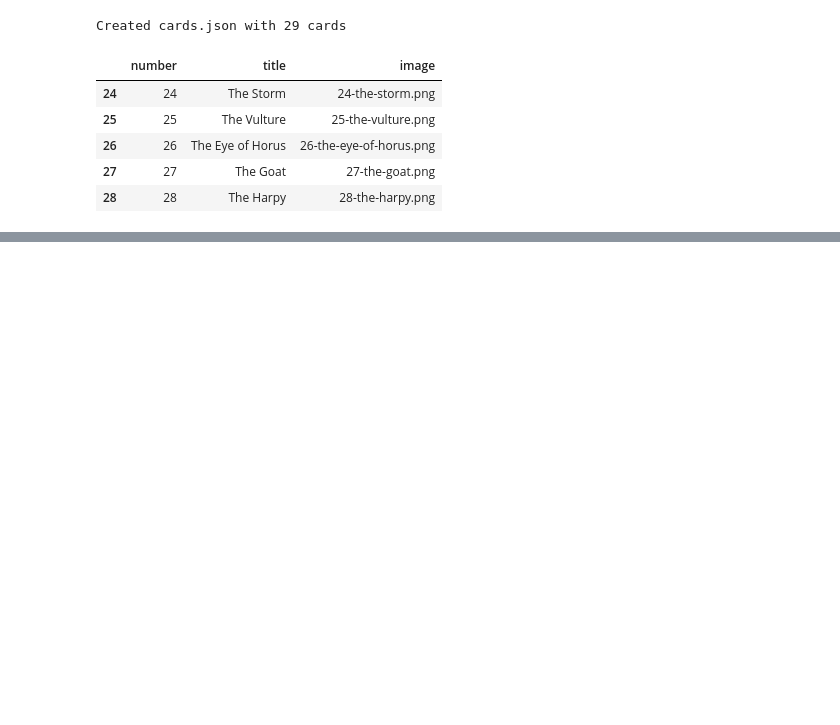
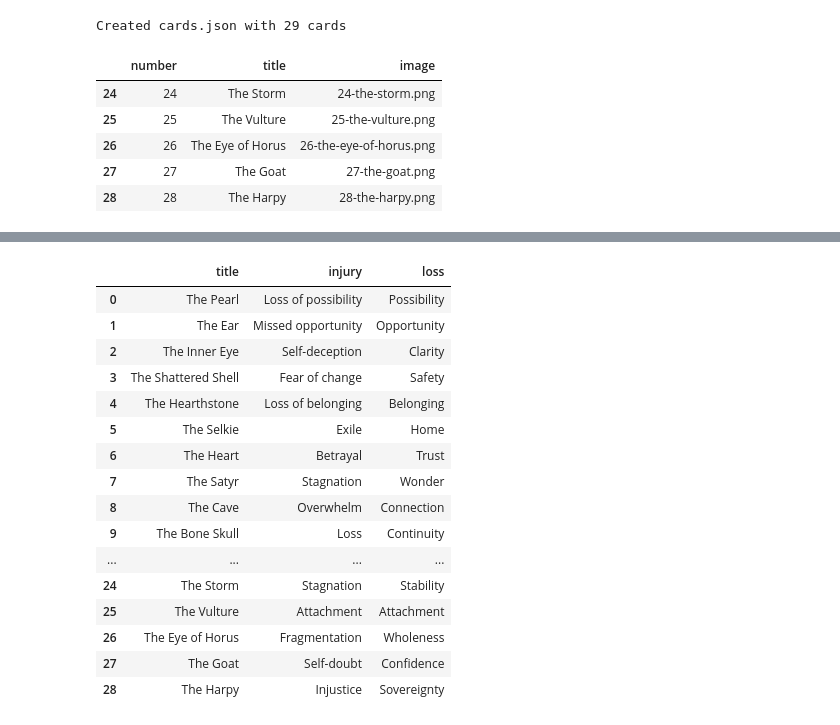
Before and after one commit to Dark-Folio-Press/The-Oracle-Of-Harpies, a Jupyter notebook: notebooks/harpies_deck.ipynb, the cells around one changed output, grey strips where cells are left out. Cells and saved outputs as stored; diff of their text form; code cells hidden in the pictures; blank space fills up the shorter version.

```diff
--- a/notebooks/harpies_deck.ipynb
+++ b/notebooks/harpies_deck.ipynb
@@ -693,3 +693,9 @@ cards[["number","title","image"]].tail()
 | 26 | 26 | The Eye of Horus | 26-the-eye-of-horus.png |
 | 27 | 27 | The Goat | 27-the-goat.png |
 | 28 | 28 | The Harpy | 28-the-harpy.png |
+# %%
+import pandas as pd
+
+cards = pd.read_csv("harpy_cards.csv")
+
+cards.columns
@@ -695,0 +707,2 @@ cards[["number","title","image"]].tail()
+# %%
+cards["loss"] = ""
@@ -695,0 +718,54 @@ cards[["number","title","image"]].tail()
+# %%
+loss_map = {
+    "The Pearl": "Possibility",
+    "The Ear": "Opportunity",
+    "The Inner Eye": "Clarity",
+    "The Shattered Shell": "Safety",
+    "The Hearthstone": "Belonging",
+    "The Selkie": "Home",
+    "The Heart": "Trust",
+    "The Satyr": "Wonder",
+    "The Cave": "Connection",
+    "The Bone Skull": "Continuity",
+    "The Wheel": "Control",
+    "The Mirror": "Self-Knowledge",
+    "The Bat": "Orientation",
+    "The Thorn": "Innocence",
+    "The Angel": "Balance",
+    "The Torch": "Agency",
+    "The Lightning": "Certainty",
+    "The Starling": "Community",
+    "The Moon": "Certainty",
+    "The Sun": "Confidence",
+    "The Well": "Nourishment",
+    "The Mountain": "Momentum",
+    "Atlas": "Freedom",
+    "The Hawk": "Perspective",
+    "The Storm": "Stability",
+    "The Vulture": "Attachment",
+    "The Eye of Horus": "Wholeness",
+    "The Goat": "Confidence",
+    "The Harpy": "Sovereignty"
+}
+# %%
+cards["loss"] = cards["title"].map(loss_map)
+# %%
+cards[["title","injury","loss"]]
+# %% [output]
+|  | title | injury | loss |
+| 0 | The Pearl | Loss of possibility | Possibility |
+| 1 | The Ear | Missed opportunity | Opportunity |
+| 2 | The Inner Eye | Self-deception | Clarity |
+| 3 | The Shattered Shell | Fear of change | Safety |
+| 4 | The Hearthstone | Loss of belonging | Belonging |
+| 5 | The Selkie | Exile | Home |
+| 6 | The Heart | Betrayal | Trust |
+| 7 | The Satyr | Stagnation | Wonder |
+| 8 | The Cave | Overwhelm | Connection |
+| 9 | The Bone Skull | Loss | Continuity |
+| ... | ... | ... | ... |
+| 24 | The Storm | Stagnation | Stability |
+| 25 | The Vulture | Attachment | Attachment |
+| 26 | The Eye of Horus | Fragmentation | Wholeness |
+| 27 | The Goat | Self-doubt | Confidence |
+| 28 | The Harpy | Injustice | Sovereignty |
```
Also changed, not shown: parts of 23 cells of this notebook, 6 other files.
